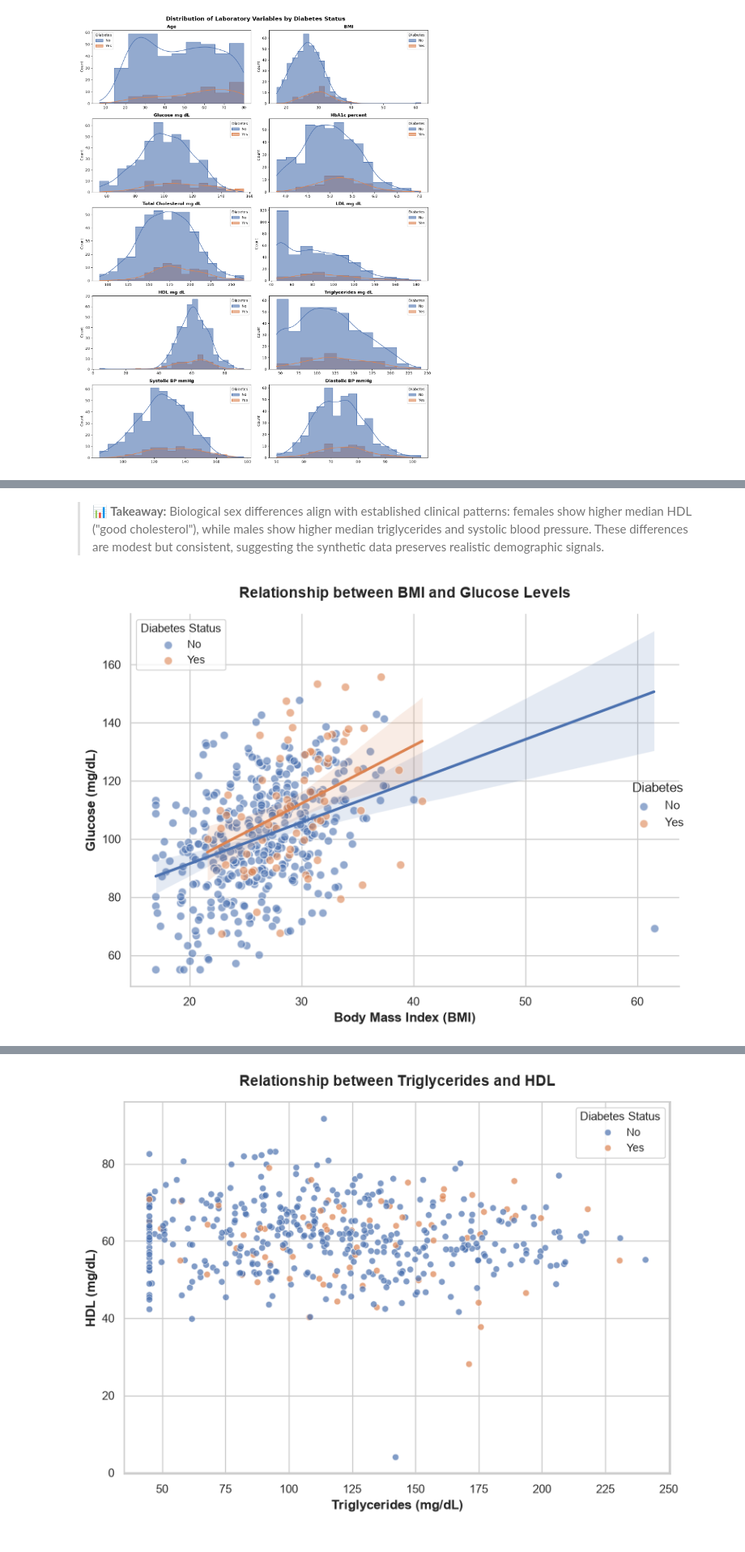
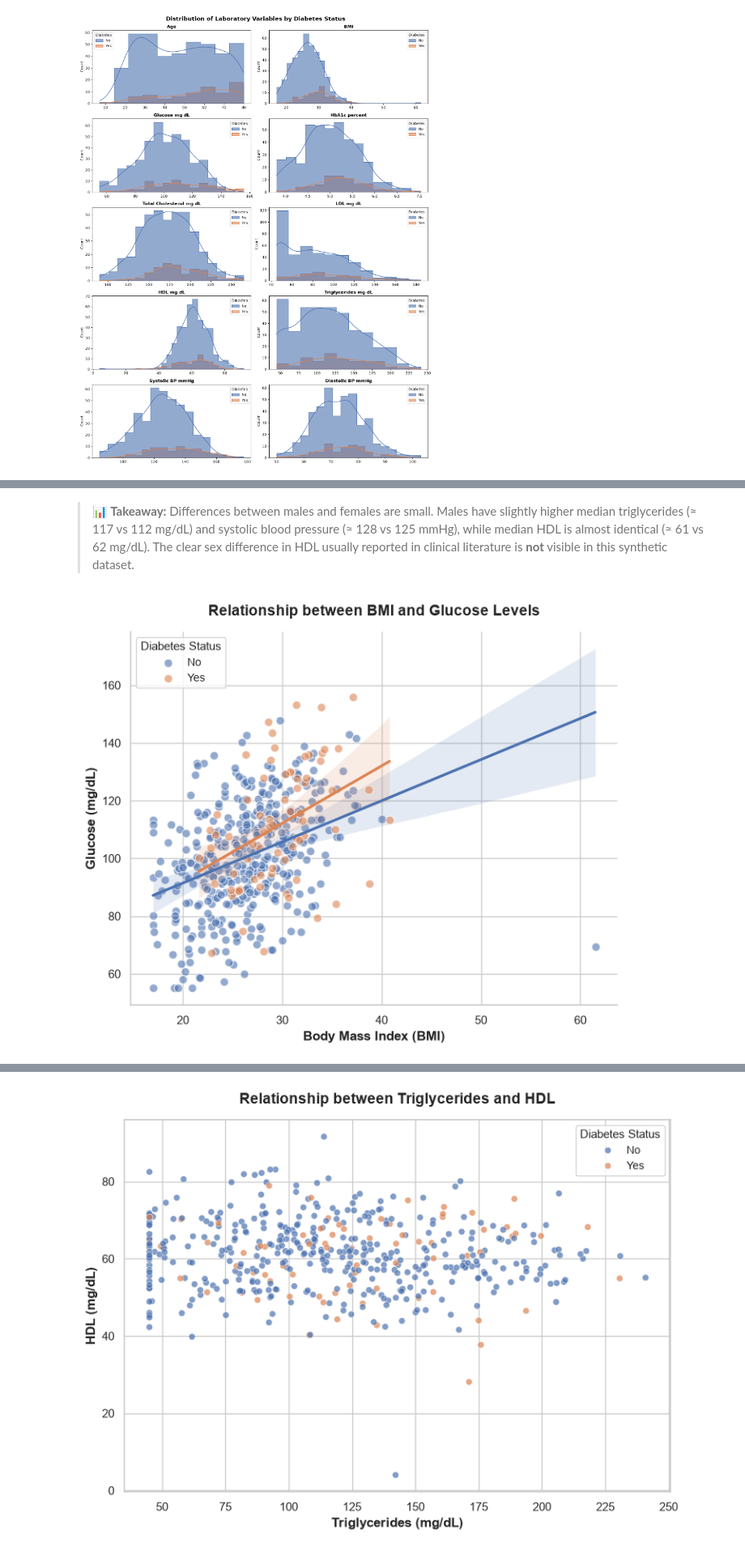
Before and after one commit to SepidehZiaei1993/-laboratory-data-eda, a Jupyter notebook: Patients-data-analysis-notebook.ipynb, the cells around one changed output, grey strips where cells are left out. Shown at 81% size. Saved outputs shown, nothing was run; the diff lists cells and outputs as text; code cells hidden in the pictures.

```diff
--- a/Patients-data-analysis-notebook.ipynb
+++ b/Patients-data-analysis-notebook.ipynb
@@ -46,11 +46,16 @@ import numpy as np
 import matplotlib.pyplot as plt
 import dataframe_image as dfi
 import seaborn as sns
+from pathlib import Path
 from IPython.display import display
+
+# All charts are saved into the charts/ folder
+CHARTS_DIR = Path("charts")
+CHARTS_DIR.mkdir(exist_ok=True)
 # %%
 ## 3. Data Loading and Initial Inspection
 
-patients_df = pd.read_excel (r'C:\Users\Sepideh\OneDrive\Desktop\p1\laboratory_patient_data_raw.xlsx')
+patients_df = pd.read_excel("laboratory_patient_data_raw.xlsx")
 
 print("Dataset shape:", patients_df.shape)
 # %% [output]
@@ -223,7 +233,10 @@ Exact duplicate rows provide no additional information and would artificially in
 # %%
 ## 4.8 Duplicate Removal
 
-patients_df = patients_df.drop_duplicates().copy()
+# Keep a copy of the rows that will be removed (all but the first occurrence)
+removed_duplicates = patients_df[patients_df.duplicated(keep="first")]
+
+patients_df = patients_df.drop_duplicates(keep="first").copy()
 
 print("Dataset shape after removing duplicates:", patients_df.shape)
 print("Duplicate rows:", patients_df.duplicated().sum())
@@ -275,13 +281,22 @@ implausible_checks = {
     'Diastolic_BP_mmHg':      (40, 150)
 }
 
+# New column listing the out-of-range variables for each record ("" = none)
+patients_df["Implausible_Flag"] = ""
+
 print("Physiologically implausible values detected:\n")
 for col, (low, high) in implausible_checks.items():
-    bad = patients_df[(patients_df[col] < low) | (patients_df[col] > high)]
+    out_of_range = (patients_df[col] < low) | (patients_df[col] > high)
+    patients_df.loc[out_of_range, "Implausible_Flag"] += col + ";"
+    bad = patients_df[out_of_range]
     if len(bad) > 0:
         print(f"⚠️  {col}: {len(bad)} record(s) outside {low}–{high}")
         print(bad[['Patient_ID', col]])
         print()
+
+patients_df["Implausible_Flag"] = patients_df["Implausible_Flag"].str.rstrip(";")
+n_flagged = (patients_df["Implausible_Flag"] != "").sum()
+print(f"Total flagged records: {n_flagged} (see the 'Implausible_Flag' column)")
 # %% [output]
 Physiologically implausible values detected:
 
@@ -542,32 +547,33 @@ Passing `palette` without assigning `hue` is deprecated and will be removed in v
 [figure]
 # %% [markdown]
-> **📊 Takeaway:** Biological sex differences align with established clinical patterns: females show higher median HDL ("good cholesterol"), while males show higher median triglycerides and systolic blood pressure. These differences are modest but consistent, suggesting the synthetic data preserves realistic demographic signals.
+> **📊 Takeaway:** Differences between males and females are small. Males have slightly higher median triglycerides (≈ 117 vs 112 mg/dL) and systolic blood pressure (≈ 128 vs 125 mmHg), while median HDL is almost identical (≈ 61 vs 62 mg/dL). The clear sex difference in HDL usually reported in clinical literature is **not** visible in this synthetic dataset.
 # %%
 ## 6.3 Relationship Between BMI and Glucose
 
 sns.set_theme(style="whitegrid")
 
 g = sns.lmplot(
     data=patients_df,
     x='BMI',
     y='Glucose_mg_dL',
     hue='Diabetes',
     palette={'No': '#4C72B0', 'Yes': '#DD8452'},
     scatter_kws={'alpha': 0.6, 'edgecolor': 'w', 's': 60},
     line_kws={'linewidth': 2.5},
     height=6,
-    aspect=1.2
+    aspect=1.2,
+    legend=False
 )
 
 plt.title('Relationship between BMI and Glucose Levels', fontsize=14, fontweight='bold', pad=15)
 plt.xlabel('Body Mass Index (BMI)', fontsize=12, fontweight='bold')
 plt.ylabel('Glucose (mg/dL)', fontsize=12, fontweight='bold')
 
 plt.legend(title='Diabetes Status', title_fontsize='11', fontsize='10', loc='upper left')
 
 plt.tight_layout()
-plt.savefig('Chart_BMI_vs_Glucose.png', dpi=300, bbox_inches='tight')
+plt.savefig(CHARTS_DIR / 'Chart_BMI_vs_Glucose.png', dpi=300, bbox_inches='tight')
 
 plt.show()
 # %% [output]
-[figure, old version]
+[figure, new version]
```
Also changed, not shown: parts of 27 cells of this notebook, 16 other files.
